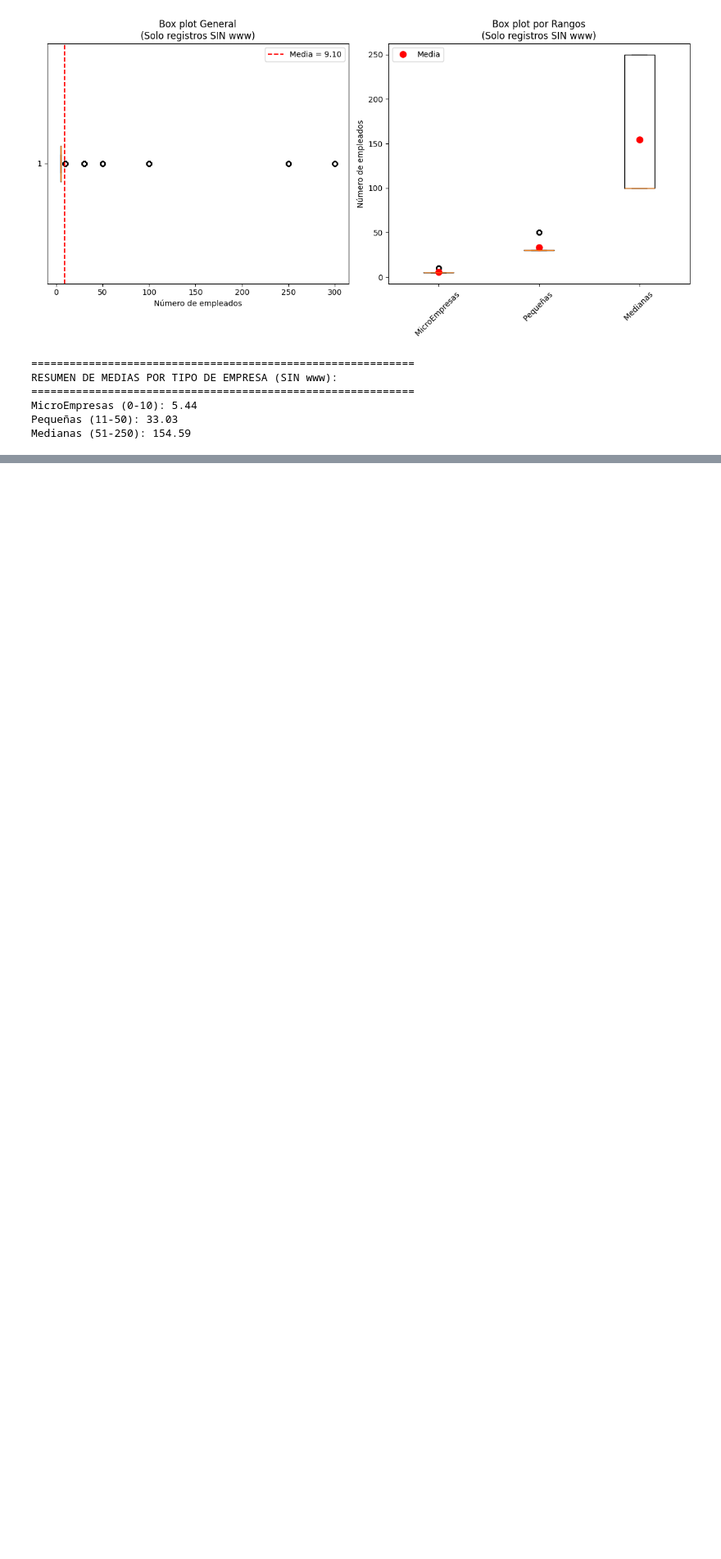
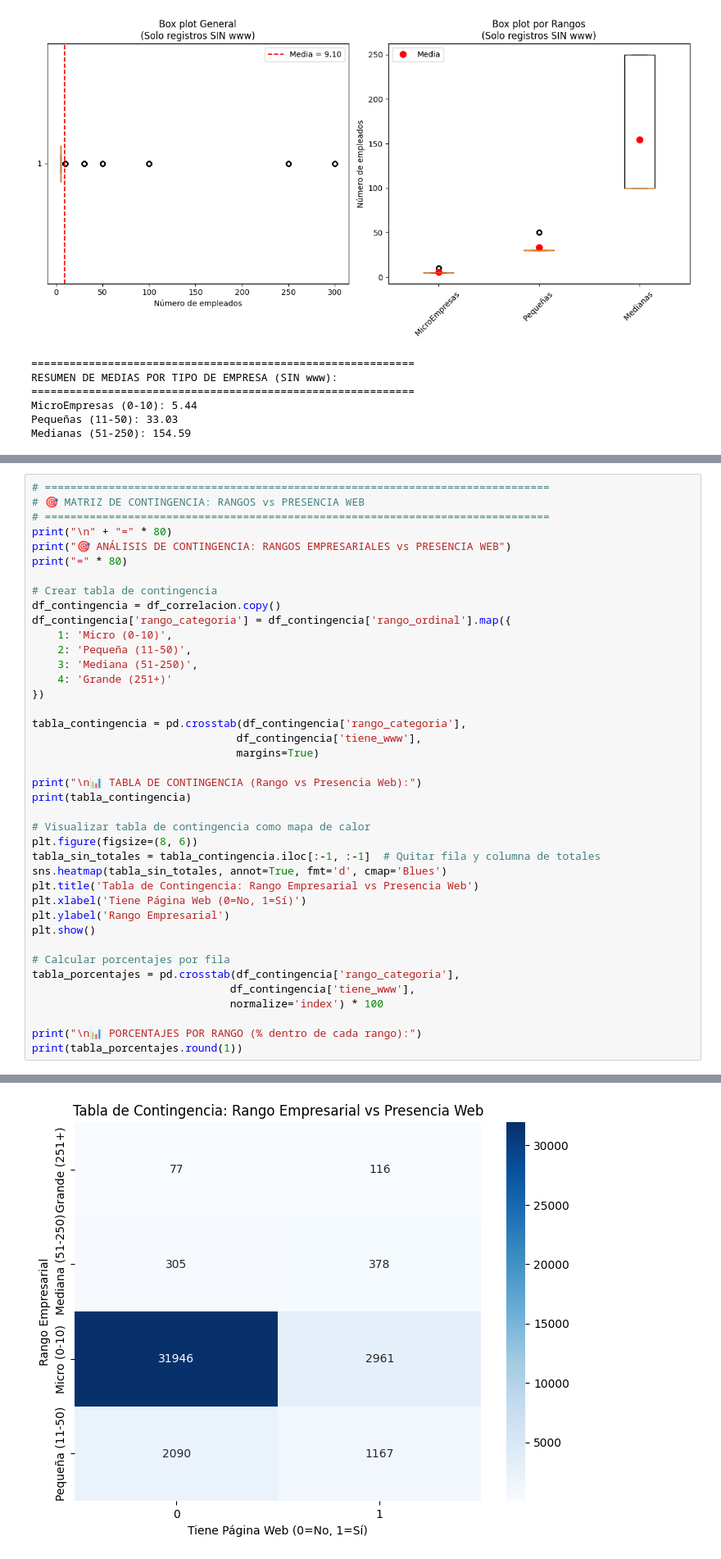
Before and after one commit to engineerchacon/Maestria-en-Inteligencia-Artificial-y-Analitica-de-Datos-Colab-Files, a Jupyter notebook: Entrega_Final_del_Proyecto_de_Análisis_Exploratorio_de_los_Datos_Armando_Chacón_Terrazas.ipynb, the cells around one changed output, grey strips where cells are left out. Shown at 82% size. Drawn from its saved outputs; the diff is of its cells as text; blank space fills up the shorter version.

```diff
--- a/Entrega_Final_del_Proyecto_de_Análisis_Exploratorio_de_los_Datos_Armando_Chacón_Terrazas.ipynb
+++ b/Entrega_Final_del_Proyecto_de_Análisis_Exploratorio_de_los_Datos_Armando_Chacón_Terrazas.ipynb
@@ -689,0 +761,41 @@ El boxplot solo se utilizo como referencia para ver de manera visual el rango de
+# %%
+# ===============================================================================
+# 🎯 MATRIZ DE CONTINGENCIA: RANGOS vs PRESENCIA WEB
+# ===============================================================================
+print("\n" + "=" * 80)
+print("🎯 ANÁLISIS DE CONTINGENCIA: RANGOS EMPRESARIALES vs PRESENCIA WEB")
+print("=" * 80)
+
+# Crear tabla de contingencia
+df_contingencia = df_correlacion.copy()
+df_contingencia['rango_categoria'] = df_contingencia['rango_ordinal'].map({
+    1: 'Micro (0-10)',
+    2: 'Pequeña (11-50)',
+    3: 'Mediana (51-250)',
+    4: 'Grande (251+)'
+})
+
+tabla_contingencia = pd.crosstab(df_contingencia['rango_categoria'],
+                                df_contingencia['tiene_www'],
+                                margins=True)
+
+print("\n📊 TABLA DE CONTINGENCIA (Rango vs Presencia Web):")
+print(tabla_contingencia)
+
+# Visualizar tabla de contingencia como mapa de calor
+plt.figure(figsize=(8, 6))
+tabla_sin_totales = tabla_contingencia.iloc[:-1, :-1]  # Quitar fila y columna de totales
+sns.heatmap(tabla_sin_totales, annot=True, fmt='d', cmap='Blues')
+plt.title('Tabla de Contingencia: Rango Empresarial vs Presencia Web')
+plt.xlabel('Tiene Página Web (0=No, 1=Sí)')
+plt.ylabel('Rango Empresarial')
+plt.show()
+
+# Calcular porcentajes por fila
+tabla_porcentajes = pd.crosstab(df_contingencia['rango_categoria'],
+                               df_contingencia['tiene_www'],
+                               normalize='index') * 100
+
+print("\n📊 PORCENTAJES POR RANGO (% dentro de cada rango):")
+print(tabla_porcentajes.round(1))
+# %% [output]
@@ -689,0 +814 @@ El boxplot solo se utilizo como referencia para ver de manera visual el rango de
+[figure, added]
```
Also changed, not shown: parts of 16 cells of this notebook.
